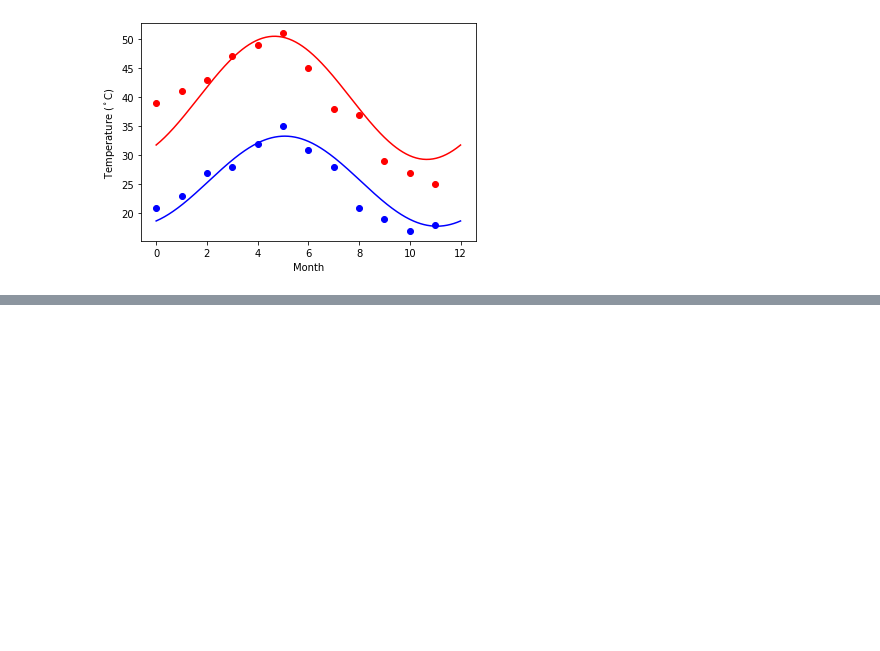
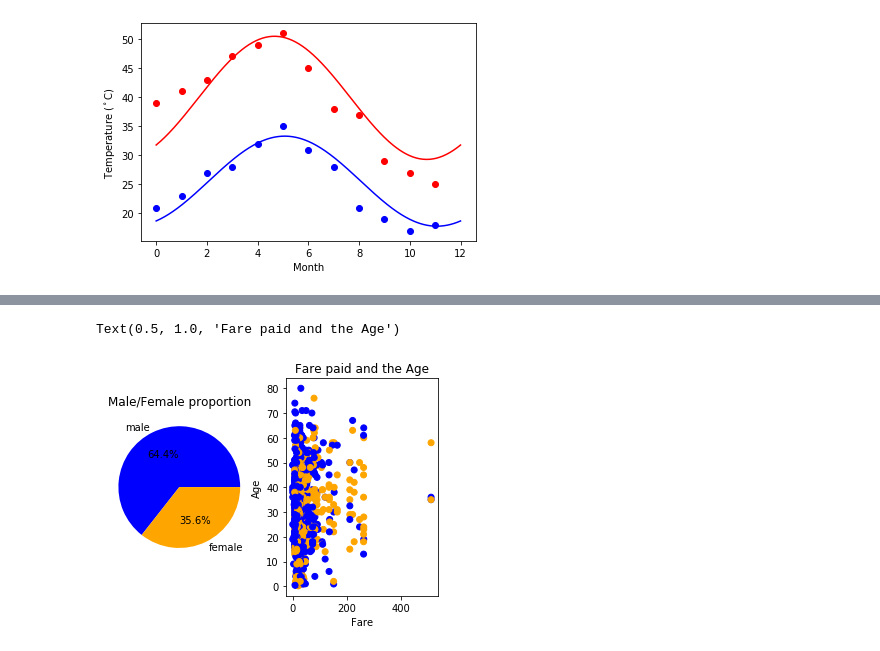
Before and after one commit to nirob07/-iNeuron, a Jupyter notebook: matplotlib-test.ipynb, the cells around one changed output, grey strips where cells are left out. Cells and saved outputs as stored; diff of their text form; code cells hidden in the pictures; blank space fills up the shorter version.

Commit message:
matplotlib visualization

```diff
--- a/matplotlib-test.ipynb
+++ b/matplotlib-test.ipynb
@@ -52,3 +52,24 @@ titanic.head(5)
 | 2 | 1.0 | 0.0 | Allison, Miss. Helen Loraine | female | 2.0000 | 1.0 | 2.0 | 113781 | 151.5500 | C22 C26 | S | ... |
 | 3 | 1.0 | 0.0 | Allison, Mr. Hudson Joshua Creighton | male | 30.0000 | 1.0 | 2.0 | 113781 | 151.5500 | C22 C26 | S | ... |
 | 4 | 1.0 | 0.0 | Allison, Mrs. Hudson J C (Bessie ... | female | 25.0000 | 1.0 | 2.0 | 113781 | 151.5500 | C22 C26 | S | ... |
+# %%
+count=titanic['sex'].value_counts()
+colors = ['blue', 'orange']
+f, (ax1, ax2) = plt.subplots(1, 2)
+ax1.pie(count.values.tolist(), labels=count.index.values.tolist(), colors=colors,autopct='%.1f%%')
+ax1.set_title('Male/Female proportion')
+
+'''2. Create a scatterplot with the Fare paid and the Age,
+differ the plot color by gender'''
+
+#print(titanic['sex'].count)
+#print(titanic['sex'].iloc[:-1])
+
+colors = {'male':'blue', 'female':'orange'}
+ax2.scatter(titanic.fare.iloc[:-1],titanic.age.iloc[:-1],c=titanic['sex'].iloc[:-1].apply(lambda x:colors[x]))
+ax2.set_xlabel('Fare')
+ax2.set_ylabel('Age')
+ax2.set_title('Fare paid and the Age')
+# %% [output]
+Text(0.5, 1.0, 'Fare paid and the Age')
+[figure, added]
```
Also changed, not shown: 1 other file.
